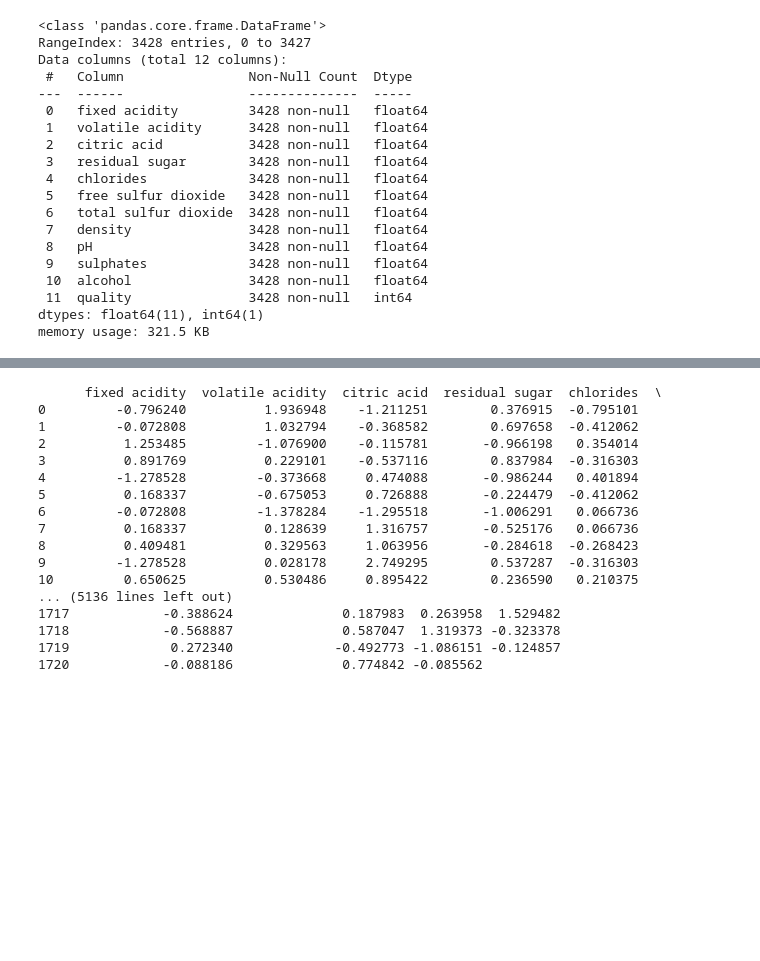
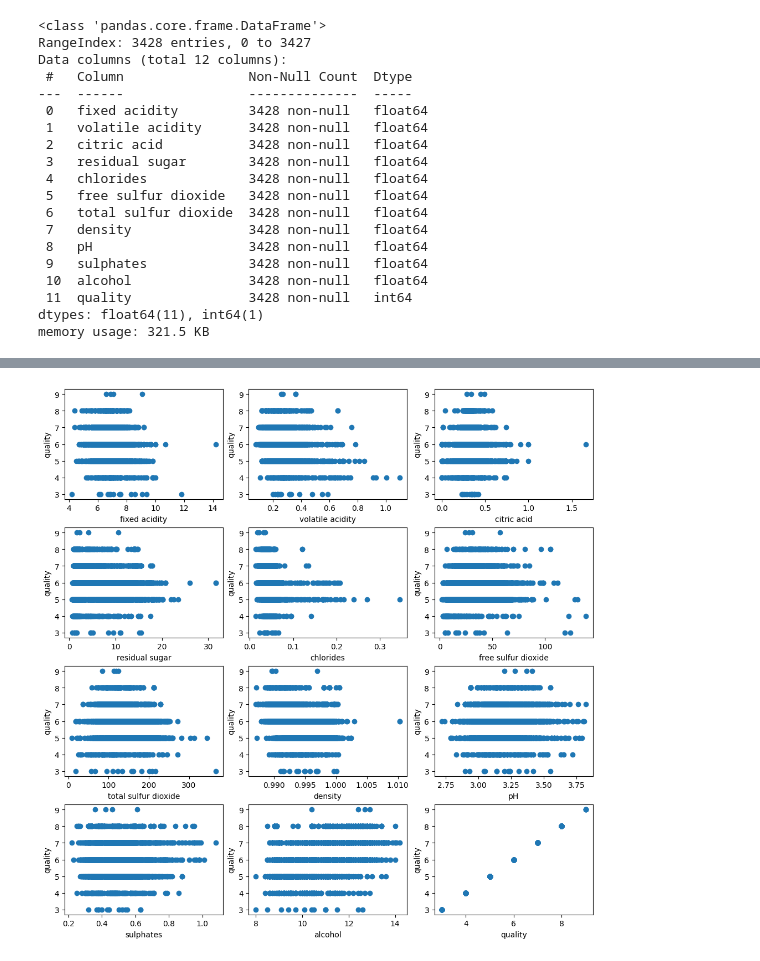
Before and after one commit to hhanoo/University_Major, a Jupyter notebook: week6_regularization_p40.ipynb, the cells around one changed output, grey strips where cells are left out. Cells and saved outputs as stored; diff of their text form; code cells hidden in the pictures; blank space fills up the shorter version.

```diff
--- a/week6_regularization_p40.ipynb
+++ b/week6_regularization_p40.ipynb
@@ -68,0 +67,14 @@ df = df_origin.copy()
+# %%
+# Scatter plot
+row_count = 4
+col_count = 3
+fig, axes = plt.subplots(row_count, col_count, constrained_layout=True, figsize=(10, 10))
+
+for i in range(0, row_count):
+    for j in range(0, col_count):
+        k = i * col_count + j
+        axes[i, j].set_xlabel(str(df.columns[k]))
+        axes[i, j].set_ylabel('quality')
+        axes[i, j].scatter(x=df.iloc[:, k], y=df.iloc[:, -1])
+# %% [output]
+[figure, added]
@@ -73,21 +88,0 @@ df = pd.DataFrame(scalier.fit_transform(df), columns=df.columns)
-# %%
-# Check Dataset
-display(df)
-# %% [output]
-      fixed acidity  volatile acidity  citric acid  residual sugar  chlorides  \
-0         -0.796240          1.936948    -1.211251        0.376915  -0.795101
-1         -0.072808          1.032794    -0.368582        0.697658  -0.412062
-2          1.253485         -1.076900    -0.115781       -0.966198   0.354014
-3          0.891769          0.229101    -0.537116        0.837984  -0.316303
-4         -1.278528         -0.373668     0.474088       -0.986244   0.401894
-5          0.168337         -0.675053     0.726888       -0.224479  -0.412062
-6         -0.072808         -1.378284    -1.295518       -1.006291   0.066736
-7          0.168337          0.128639     1.316757       -0.525176   0.066736
-8          0.409481          0.329563     1.063956       -0.284618  -0.268423
-9         -1.278528          0.028178     2.749295        0.537287  -0.316303
-10         0.650625          0.530486     0.895422        0.236590   0.210375
-... (5136 lines left out)
-1717            -0.388624              0.187983  0.263958  1.529482
-1718            -0.568887              0.587047  1.319373 -0.323378
-1719             0.272340             -0.492773 -1.086151 -0.124857
-1720            -0.088186              0.774842 -0.085562
```
Also changed, not shown: parts of 9 cells of this notebook, 1 other file.
